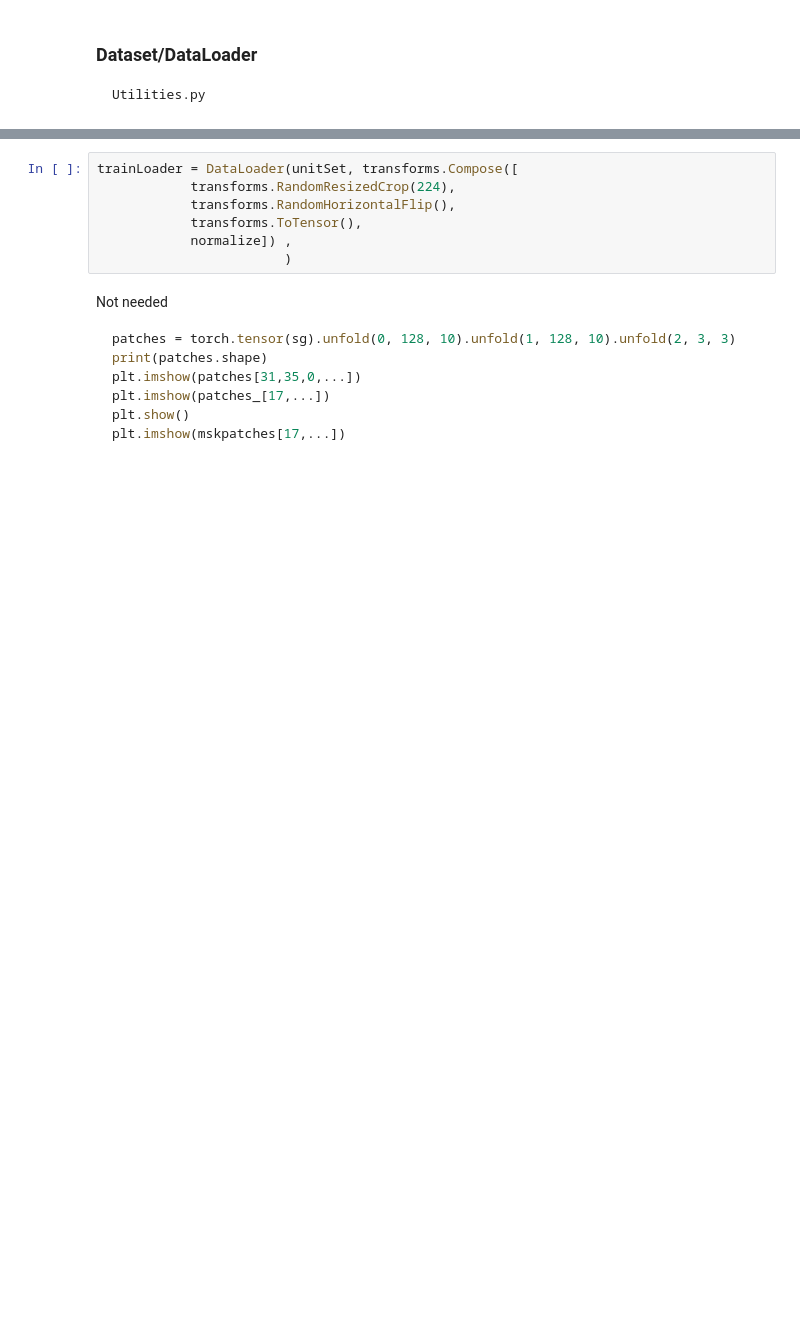
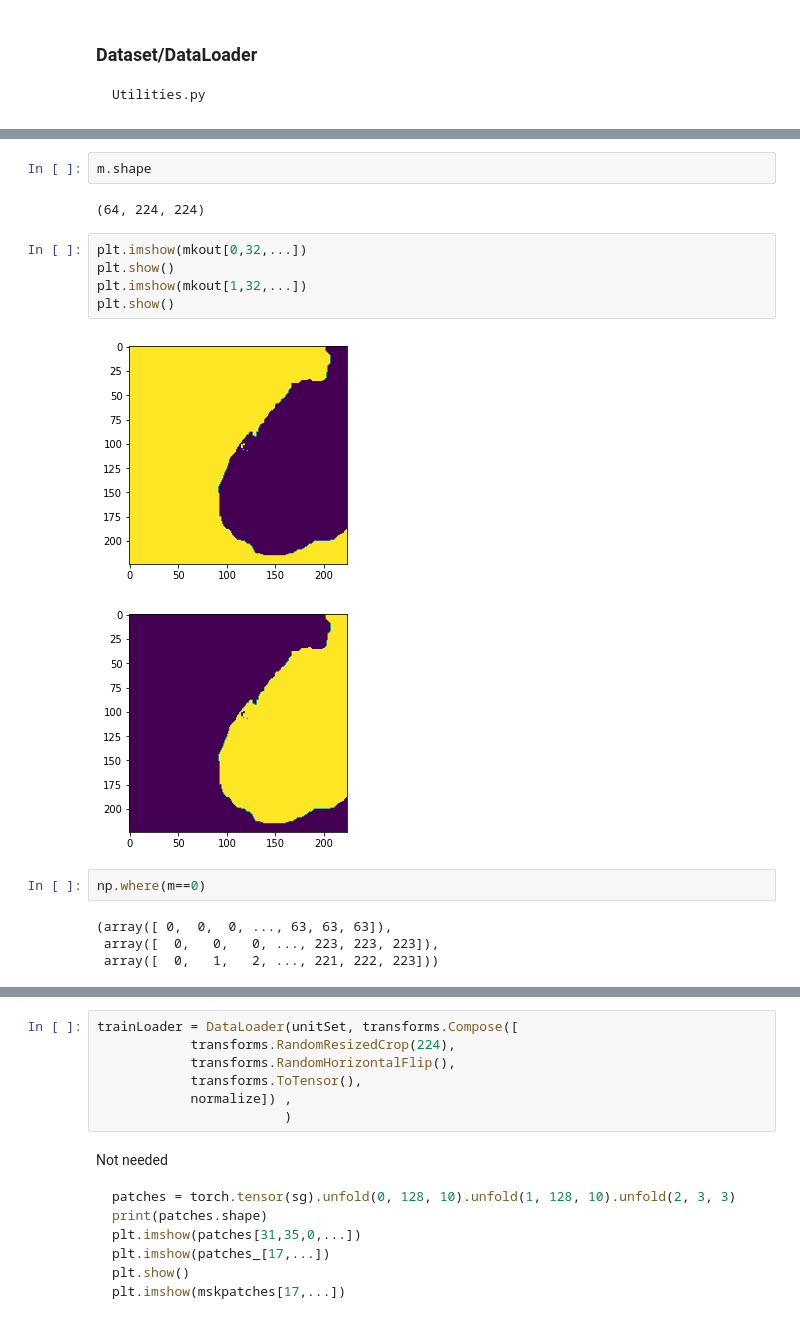
Before and after one commit to ranabanik/Blockface, a Jupyter notebook: Codes/EDAElementary.ipynb, the cells around one changed output, grey strips where cells are left out. Cells and saved outputs as stored; diff of their text form; blank space fills up the shorter version.

```diff
--- a/Codes/EDAElementary.ipynb
+++ b/Codes/EDAElementary.ipynb
@@ -129,3 +200,21 @@ x, y = next(iter(unitSet))
+# %%
+m.shape
+# %% [output]
+(64, 224, 224)
+# %%
+plt.imshow(mkout[0,32,...])
+plt.show()
+plt.imshow(mkout[1,32,...])
+plt.show()
+# %% [output]
+[figure, added]
+[figure, added]
+# %%
+np.where(m==0)
+# %% [output]
+(array([ 0,  0,  0, ..., 63, 63, 63]),
+ array([  0,   0,   0, ..., 223, 223, 223]),
+ array([  0,   1,   2, ..., 221, 222, 223]))
 # %%
 x.shape, y.shape
 # %% [output]
```
Also changed, not shown: parts of 18 cells of this notebook, 2 other files.
